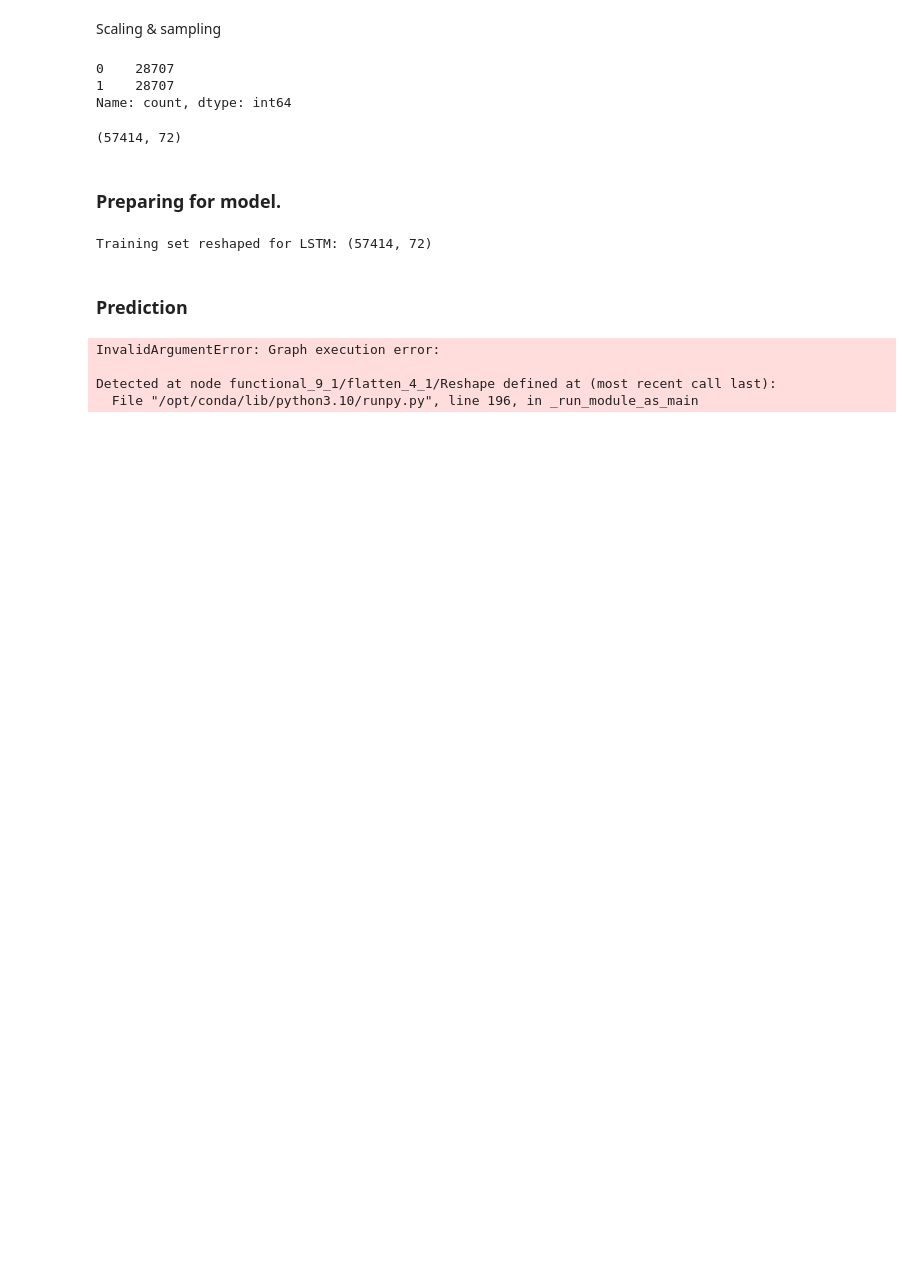
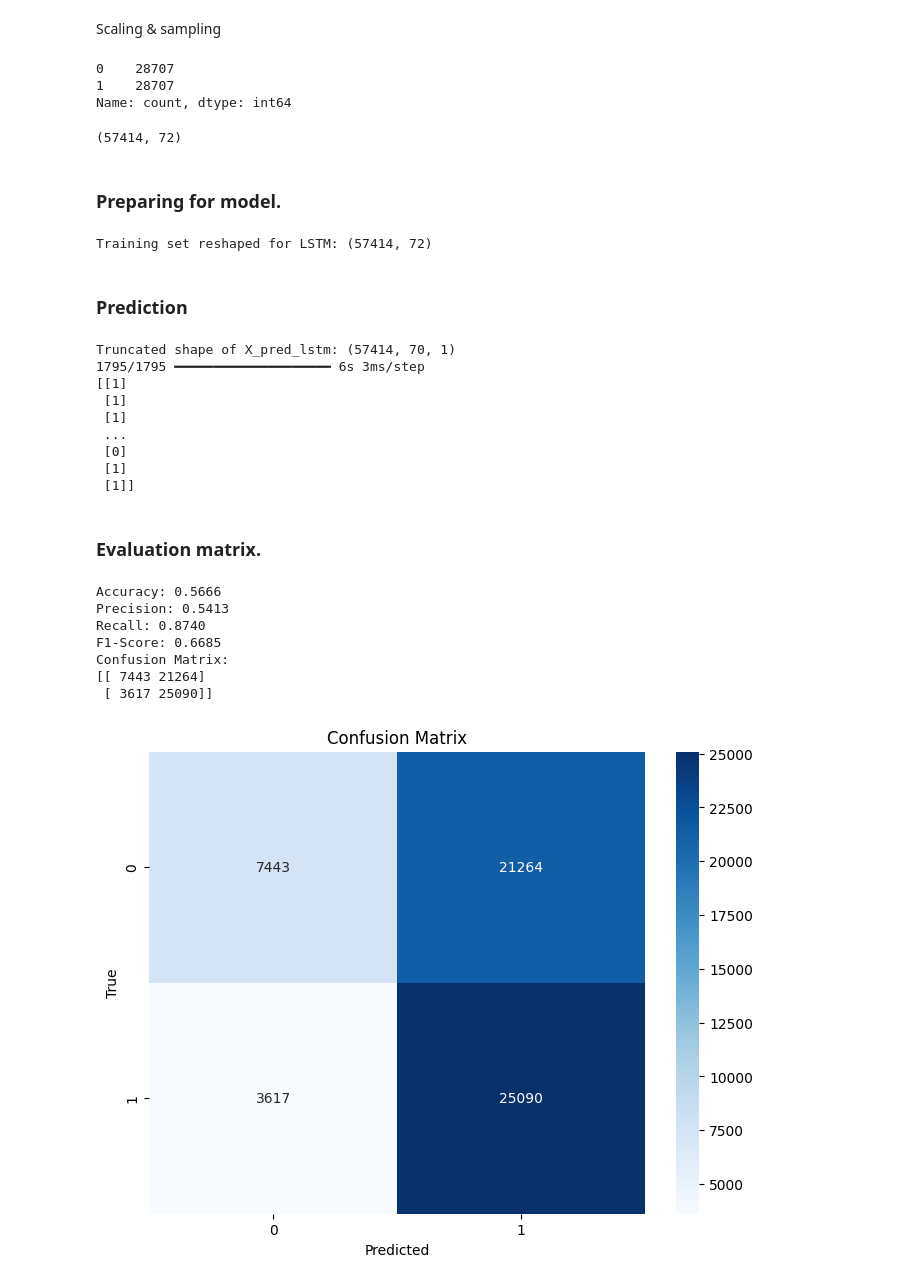
Before and after one commit to rakinplaban/APT_work, a Jupyter notebook: dapt2020/dapt-work.ipynb, the cells around one changed output. Saved outputs shown, nothing was run; the diff lists cells and outputs as text; code cells hidden in the pictures; blank space fills up the shorter version.

```diff
--- a/dapt2020/dapt-work.ipynb
+++ b/dapt2020/dapt-work.ipynb
@@ -880,8 +880,14 @@ Training set reshaped for LSTM: (57414, 72)
 # %% [markdown]
 ### Prediction
 # %%
+# Truncate the input sequences to the length expected by the model
+X_pred_lstm_truncated = X_pred_lstm[:, :70, :]
+
+# Verify the new shape
+print("Truncated shape of X_pred_lstm:", X_pred_lstm_truncated.shape)
+
 # Make predictions
-Y_pred_lstm = best_model.predict(X_pred_lstm)
+Y_pred_lstm = best_model.predict(X_pred_lstm_truncated)
 
 # Convert probabilities to binary labels
 Y_pred_binary = (Y_pred_lstm > 0.5).astype(int)
@@ -889,7 +895,59 @@ Y_pred_binary = (Y_pred_lstm > 0.5).astype(int)
 # Display the predictions
 print(Y_pred_binary)
 # %% [output]
-InvalidArgumentError: Graph execution error:
-
-Detected at node functional_9_1/flatten_4_1/Reshape defined at (most recent call last):
-  File "/opt/conda/lib/python3.10/runpy.py", line 196, in _run_module_as_main
+Truncated shape of X_pred_lstm: (57414, 70, 1)
+1795/1795 ━━━━━━━━━━━━━━━━━━━━ 6s 3ms/step
+[[1]
+ [1]
+ [1]
+ ...
+ [0]
+ [1]
+ [1]]
+# %% [markdown]
+### Evaluation matrix.
+# %%
+# Import necessary libraries for evaluation
+from sklearn.metrics import accuracy_score, precision_score, recall_score, f1_score, confusion_matrix
+
+# Assuming 'y_test' contains the true labels for the test data
+# Ensure y_test is available; it should be the labels of your test dataset
+
+# 1. Make Predictions
+# Y_pred_lstm = model.predict(X_pred_lstm)
+# Y_predicted_classes = (Y_pred_lstm > 0.5).astype(int).flatten()
+
+# 2. Calculate Evaluation Metrics
+accuracy = accuracy_score(Y_resampled_pred, Y_pred_binary )
+precision = precision_score(Y_resampled_pred, Y_pred_binary )
+recall = recall_score(Y_resampled_pred, Y_pred_binary )
+f1 = f1_score(Y_resampled_pred, Y_pred_binary )
+conf_matrix = confusion_matrix(Y_resampled_pred, Y_pred_binary )
+
+# 3. Print Evaluation Metrics
+print(f"Accuracy: {accuracy:.4f}")
+print(f"Precision: {precision:.4f}")
+print(f"Recall: {recall:.4f}")
+print(f"F1-Score: {f1:.4f}")
+print("Confusion Matrix:")
+print(conf_matrix)
+
+# Optional: Plot the confusion matrix for better visualization
+import seaborn as sns
+import matplotlib.pyplot as plt
+
+plt.figure(figsize=(8, 6))
+sns.heatmap(conf_matrix, annot=True, fmt='d', cmap='Blues')
+plt.xlabel('Predicted')
+plt.ylabel('True')
+plt.title('Confusion Matrix')
+plt.show()
+# %% [output]
+Accuracy: 0.5666
+Precision: 0.5413
+Recall: 0.8740
+F1-Score: 0.6685
+Confusion Matrix:
+[[ 7443 21264]
+ [ 3617 25090]]
+[figure, added]
```
Also changed, not shown: parts of 3 cells of this notebook.
